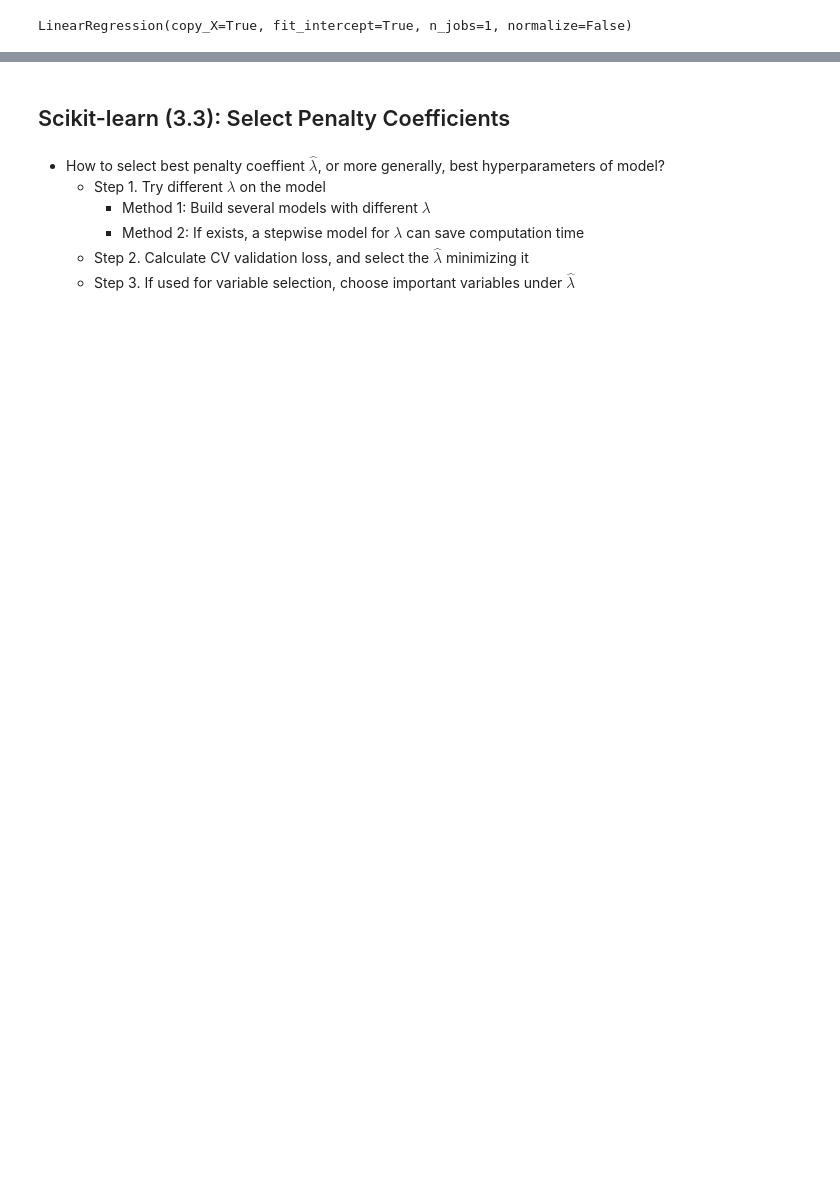
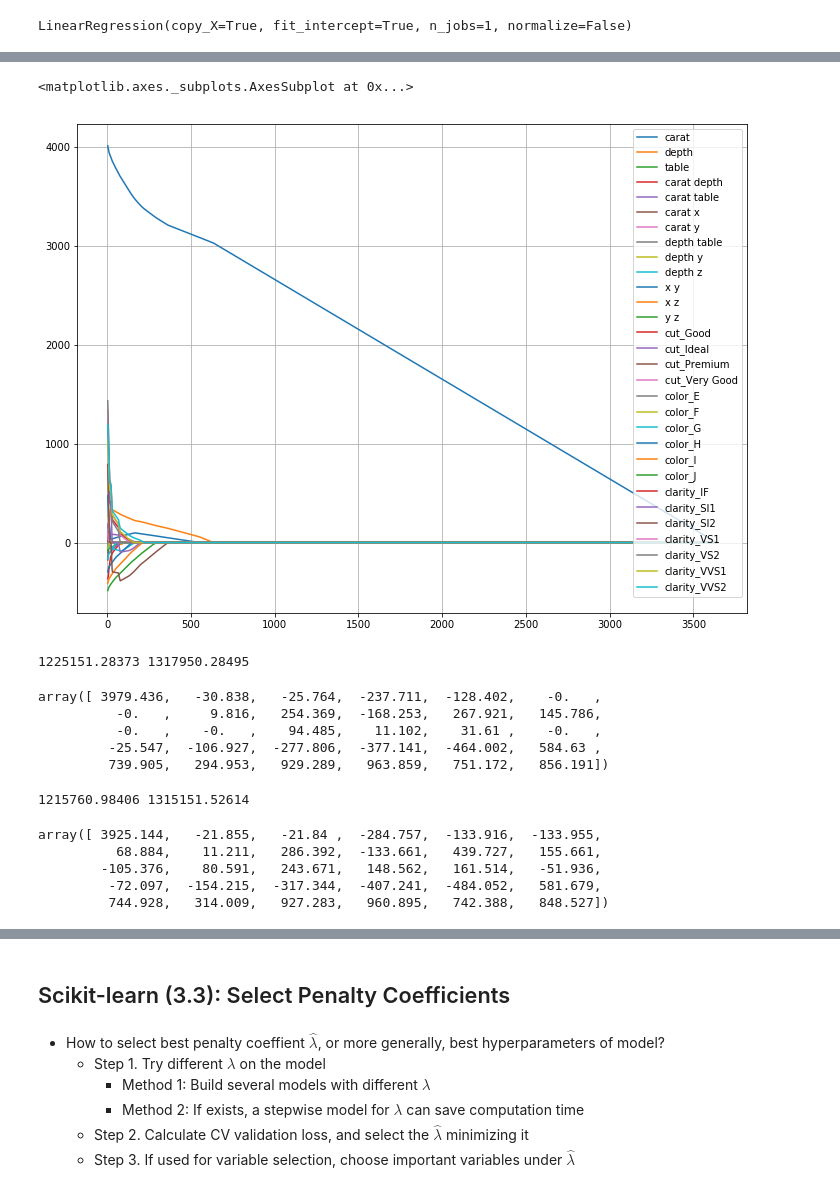
Before and after one commit to founderfan/Data-Open-Lecture, a Jupyter notebook: PyDataLecture5_Scikit-learn.ipynb, the cells around one changed output, grey strips where cells are left out. Saved outputs shown, nothing was run; the diff lists cells and outputs as text; code cells hidden in the pictures; blank space fills up the shorter version.

```diff
--- a/PyDataLecture5_Scikit-learn.ipynb
+++ b/PyDataLecture5_Scikit-learn.ipynb
@@ -191,8 +423,8 @@ X.head(2)
 # %%
 # Split X and Y with training-validation index
-Xt = X.loc[ir_t]
-Xv = X.loc[ir_v]
-Yt = Y.loc[ir_t]
-Yv = Y.loc[ir_v]
-Xt.shape, Xv.shape, Yt.shape, Yv.shape
+X_t = X.loc[ir_t]
+X_v = X.loc[ir_v]
+Y_t = Y.loc[ir_t]
+Y_v = Y.loc[ir_v]
+X_t.shape, X_v.shape, Y_t.shape, Y_v.shape
 # %% [output]
@@ -202,8 +432,8 @@ Xt.shape, Xv.shape, Yt.shape, Yv.shape
 # %%
 # Train a linear model in scikit-learn
-import sklearn.linear_model as lm
-model_lm = lm.LinearRegression()
-model_lm.fit(Xt, Yt)
+from sklearn import linear_model
+model_lm = linear_model.LinearRegression()
+model_lm.fit(X_t, Y_t)
 # %% [output]
 LinearRegression(copy_X=True, fit_intercept=True, n_jobs=1, normalize=False)
 # %%
@@ -342,0 +449,5 @@ pd.concat(
+# %%
+# Prediction on traing-validation set
+Yhat_t = model_lm.predict(X_t)
+Yhat_v = model_lm.predict(X_v)
+Yhat_v
@@ -342,0 +466,17 @@ pd.concat(
+# %%
+model_L = []
+for i_cv, ir_v in enumerate(cvfold):
+    ir_t = np.concatenate(np.delete(cvfold, i_cv))
+    print("CV fold: {} / {}, training / validation sample: {} / {}".format(i_cv, len(cvfold), len(ir_t), len(ir_v)))
+    X_t, X_v = X.loc[ir_t], X.loc[ir_v]
+    Y_t, Y_v = Y.loc[ir_t], Y.loc[ir_v]
+    time_start = time.time()
+    model = linear_model.LinearRegression()
+    model.fit(X_t, Y_t)
+    Yhat_t = model.predict(X_t)
+    Yhat_v = model.predict(X_v)
+    loss_t = metrics.mean_squared_error(Y_t, Yhat_t)
+    loss_v = metrics.mean_squared_error(Y_v, Yhat_v)
+    print("    Model: {}, training / validation loss of {:.4f} / {:.4f}, time: {:.2f}s".format(
+        model.__class__.__name__, loss_t, loss_v, time.time() - time_start))
+    model_L.append(model)
@@ -342,0 +546,38 @@ pd.concat(
+# %%
+path_lasso = linear_model.lasso_path(X_t, Y_t)
+pd.DataFrame(path_lasso[1].T, index=path_lasso[0], columns=X.columns).plot(figsize=[12, 9], grid=True)
+# %% [output]
+<matplotlib.axes._subplots.AxesSubplot at 0x...>
+[figure, added]
+# %%
+model_lasso = linear_model.Lasso(alpha=10)
+model_lasso.fit(X_t, Y_t)
+Yhat_t = model_lasso.predict(X_t)
+Yhat_v = model_lasso.predict(X_v)
+print(metrics.mean_squared_error(Y_t, Yhat_t), metrics.mean_squared_error(Y_v, Yhat_v))
+# %% [output]
+1225151.28373 1317950.28495
+# %%
+model_lasso.coef_
+# %% [output]
+array([ 3979.436,   -30.838,   -25.764,  -237.711,  -128.402,    -0.   ,
+          -0.   ,     9.816,   254.369,  -168.253,   267.921,   145.786,
+          -0.   ,    -0.   ,    94.485,    11.102,    31.61 ,    -0.   ,
+         -25.547,  -106.927,  -277.806,  -377.141,  -464.002,   584.63 ,
+         739.905,   294.953,   929.289,   963.859,   751.172,   856.191])
+# %%
+model_ridge = linear_model.Ridge(alpha=400)
+model_ridge.fit(X_t, Y_t)
+Yhat_t = model_ridge.predict(X_t)
+Yhat_v = model_ridge.predict(X_v)
+print(metrics.mean_squared_error(Y_t, Yhat_t), metrics.mean_squared_error(Y_v, Yhat_v))
+# %% [output]
+1215760.98406 1315151.52614
+# %%
+model_ridge.coef_
+# %% [output]
+array([ 3925.144,   -21.855,   -21.84 ,  -284.757,  -133.916,  -133.955,
+          68.884,    11.211,   286.392,  -133.661,   439.727,   155.661,
+        -105.376,    80.591,   243.671,   148.562,   161.514,   -51.936,
+         -72.097,  -154.215,  -317.344,  -407.241,  -484.052,   581.679,
+         744.928,   314.009,   927.283,   960.895,   742.388,   848.527])
```
Also changed, not shown: parts of 94 cells of this notebook, 2 other files.
